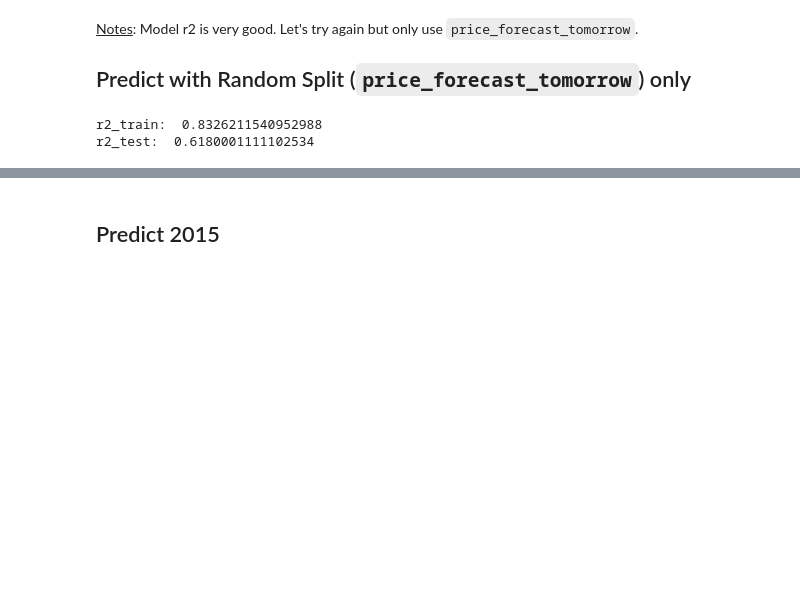
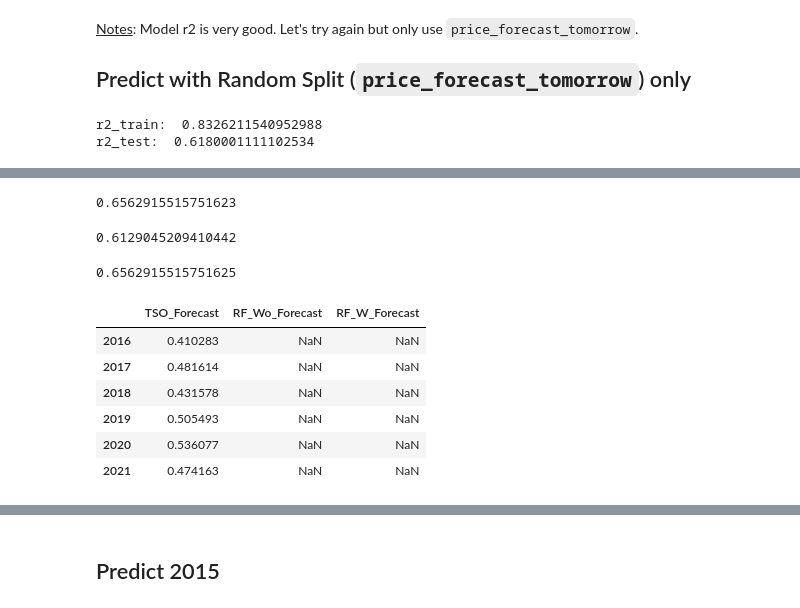
Before and after one commit to EvanHolder/Predicting-Energy-Markets-in-Spain, a Jupyter notebook: notebooks/RandomForest.ipynb, the cells around one changed output, grey strips where cells are left out. Saved outputs shown, nothing was run; the diff lists cells and outputs as text; code cells hidden in the pictures; blank space fills up the shorter version.

```diff
--- a/notebooks/RandomForest.ipynb
+++ b/notebooks/RandomForest.ipynb
@@ -241,0 +228,25 @@ r2_test:  0.6180001111102534
+# %%
+r**2
+# %% [output]
+0.6562915515751623
+# %%
+print(r2_score(df.price_tomorrow, df.price_forecast_tomorrow))
+(np.corrcoef(df.price_tomorrow, df.price_forecast_tomorrow)**2)[0][1]
+# %% [output]
+0.6129045209410442
+0.6562915515751625
+# %%
+forecast_corrs = [(np.corrcoef(df.loc[str(num), 'price_tomorrow'], df.loc[str(num), 'price_forecast_tomorrow'])**2)[0][1] for num in range(2016,2022,1)]
+# %%
+results = pd.DataFrame(index=range(2016,2022,1), columns=['TSO_Forecast', 'RF_Wo_Forecast', 'RF_W_Forecast'])
+results['TSO_Forecast'] = forecast_corrs
+# %%
+results
+# %% [output]
+|  | TSO_Forecast | RF_Wo_Forecast | RF_W_Forecast |
+| 2016 | 0.410283 | NaN | NaN |
+| 2017 | 0.481614 | NaN | NaN |
+| 2018 | 0.431578 | NaN | NaN |
+| 2019 | 0.505493 | NaN | NaN |
+| 2020 | 0.536077 | NaN | NaN |
+| 2021 | 0.474163 | NaN | NaN |
```
Also changed, not shown: parts of 30 cells of this notebook.
